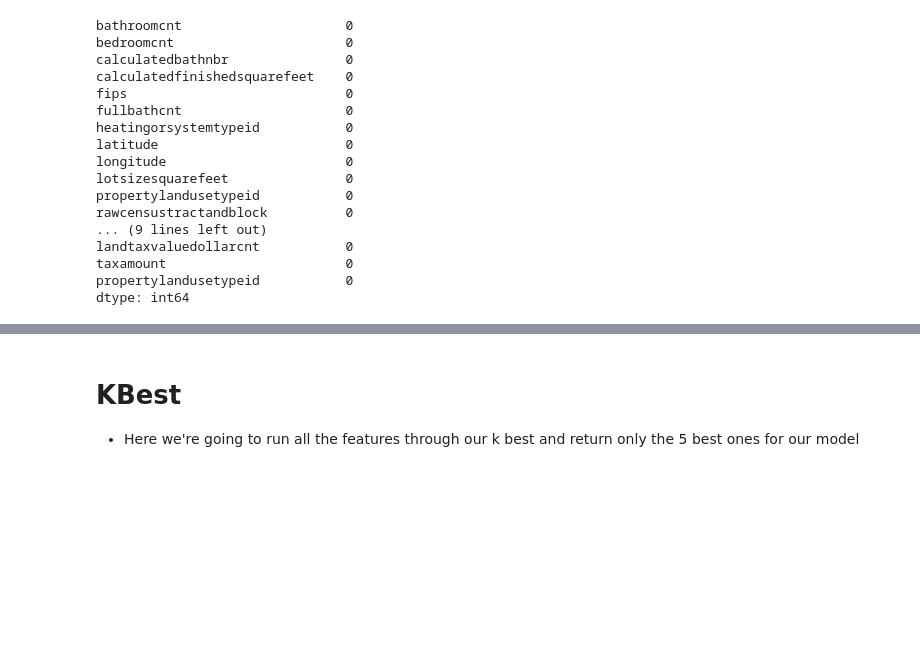
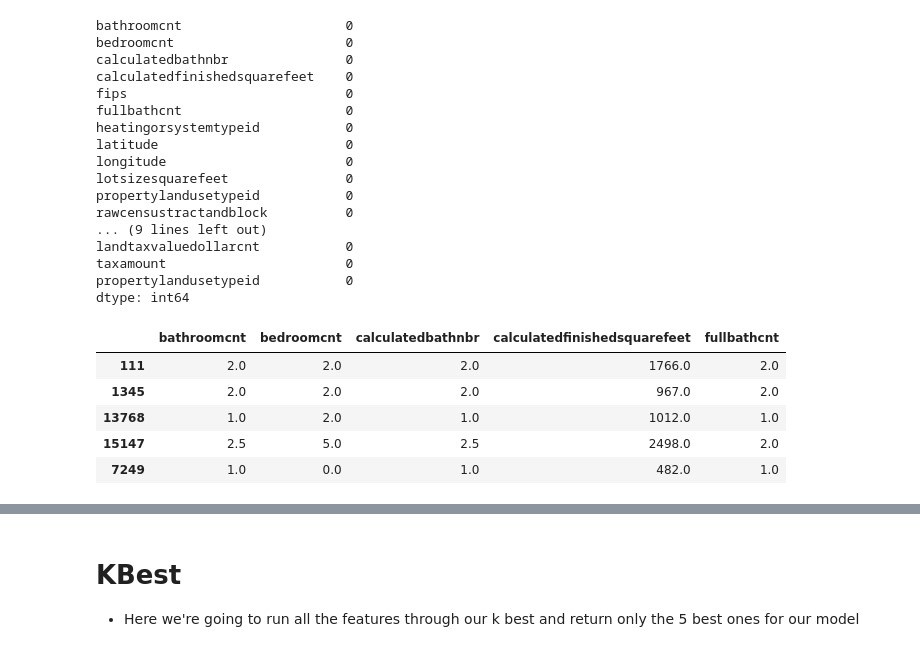
Before and after one commit to AAranda10/regression_project, a Jupyter notebook: data/modeling/modeling.ipynb, the cells around one changed output, grey strips where cells are left out. Cells and saved outputs as stored; diff of their text form; code cells hidden in the pictures; blank space fills up the shorter version.

```diff
--- a/data/modeling/modeling.ipynb
+++ b/data/modeling/modeling.ipynb
@@ -44,6 +44,14 @@ dtype: int64
 # %%
 ## Applying our train_validate_test function to the dataframe to split and remove unneeded features for the models
 X_train, y_train, X_validate, y_validate, X_test, y_test = wrangle.train_validate_test(df)
+X_train.head()
+# %% [output]
+|  | bathroomcnt | bedroomcnt | calculatedbathnbr | calculatedfinishedsquarefeet | fullbathcnt |
+| 111 | 2.0 | 2.0 | 2.0 | 1766.0 | 2.0 |
+| 1345 | 2.0 | 2.0 | 2.0 | 967.0 | 2.0 |
+| 13768 | 1.0 | 2.0 | 1.0 | 1012.0 | 1.0 |
+| 15147 | 2.5 | 5.0 | 2.5 | 2498.0 | 2.0 |
+| 7249 | 1.0 | 0.0 | 1.0 | 482.0 | 1.0 |
 # %%
 ## Applying scaler to scale our data
 X_train_scaled, X_validate_scaled, X_test_scaled = wrangle.min_max_scale(X_train, X_validate, X_test)
```
Also changed, not shown: parts of 33 cells of this notebook, 2 other files.
